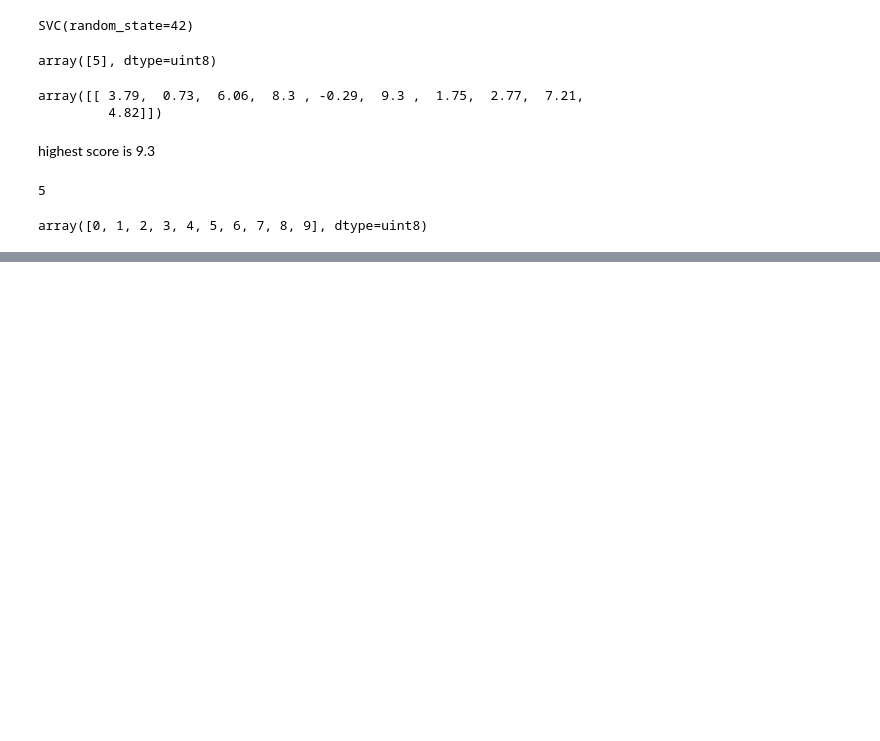
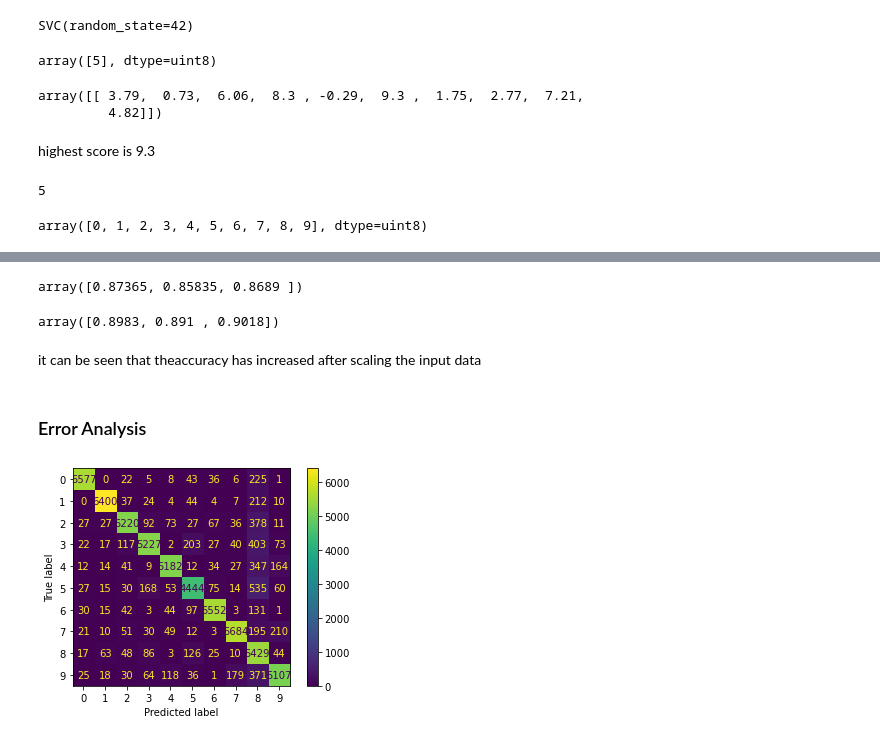
Before and after one commit to DennisxB/handson-machinelearning, a Jupyter notebook: ch03_classification.ipynb, the cells around one changed output, grey strips where cells are left out. Drawn from its saved outputs; the diff is of its cells as text; code cells hidden in the pictures; blank space fills up the shorter version.

```diff
--- a/ch03_classification.ipynb
+++ b/ch03_classification.ipynb
@@ -352,0 +378,4 @@ array([0, 1, 2, 3, 4, 5, 6, 7, 8, 9], dtype=uint8)
+# %%
+sgd_clf = SGDClassifier(random_state=42)
+sgd_clf.fit(X_train, y_train)
+sgd_clf.predict([some_digit])
@@ -352,0 +395,27 @@ array([0, 1, 2, 3, 4, 5, 6, 7, 8, 9], dtype=uint8)
+# %%
+# metrics
+cross_val_score(sgd_clf, X_train, y_train, cv=3, scoring="accuracy")
+# %% [output]
+array([0.87365, 0.85835, 0.8689 ])
+# %%
+# scaling the inputs and leaving the outputs
+from sklearn.preprocessing import StandardScaler
+
+scaler = StandardScaler()
+X_train_scaled = scaler.fit_transform(X_train.astype("float64"))
+# %%
+cross_val_score(sgd_clf, X_train_scaled, y_train, cv=3,
+               scoring="accuracy")
+# %% [output]
+array([0.8983, 0.891 , 0.9018])
+# %% [markdown]
+it can be seen that theaccuracy has increased after scaling the input data
+# %% [markdown]
+### Error Analysis
+# %%
+y_train_pred = cross_val_predict(sgd_clf, X_train_scaled, y_train, cv=3)  # cross val pred.
+# Confusion matrix
+ConfusionMatrixDisplay.from_predictions(y_train, y_train_pred)
+plt.show()  #display plot
+# %% [output]
+[figure, added]
```
Also changed, not shown: parts of 14 cells of this notebook.
